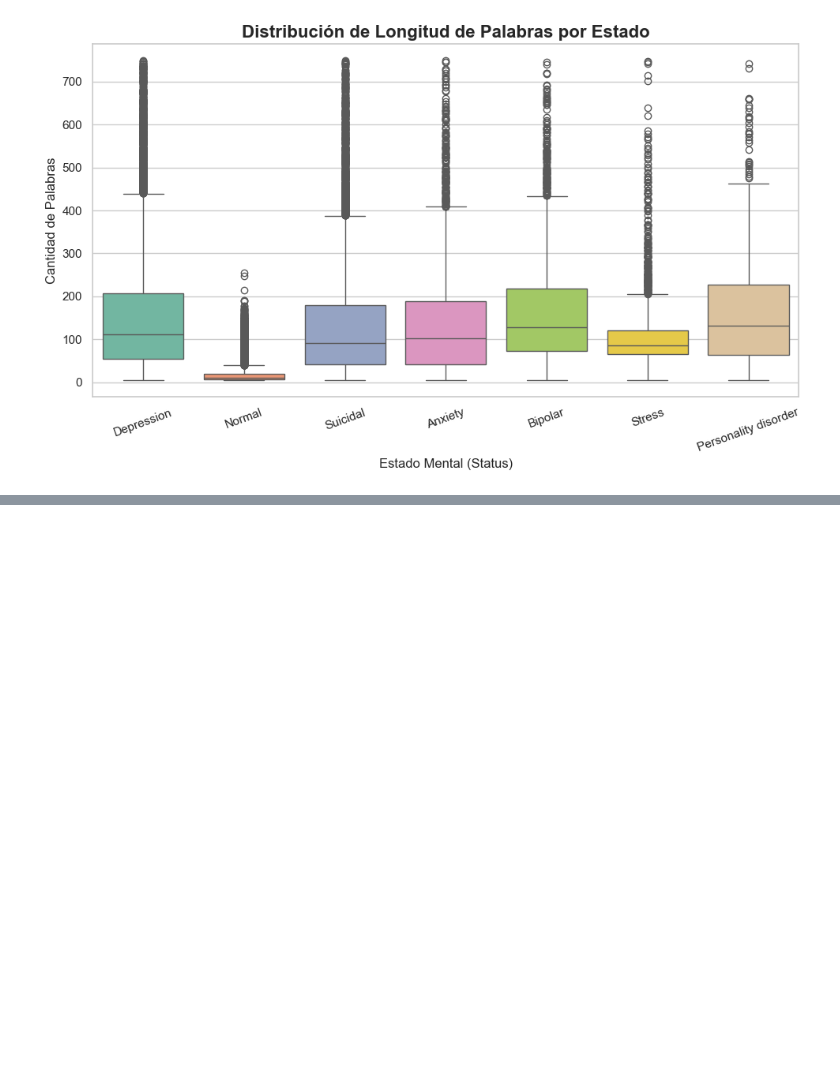
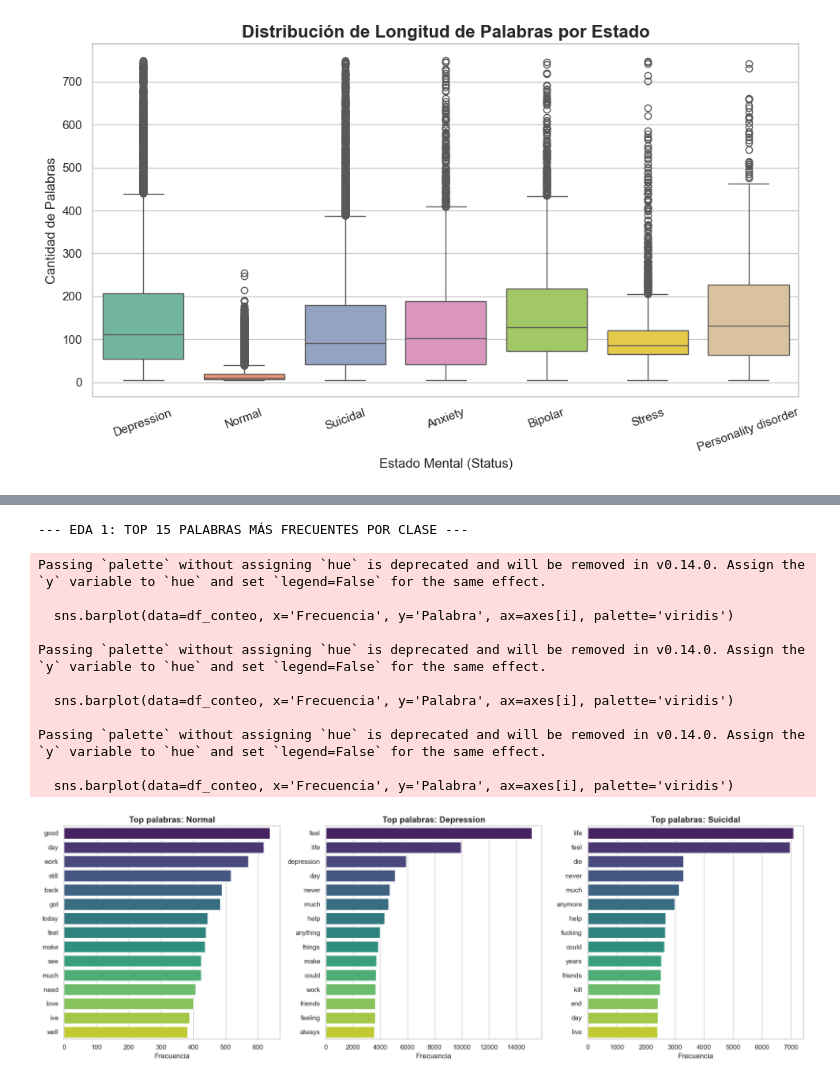
Before and after one commit to Nakamuros/1ACC0219-TP-TF-2026-01, a Jupyter notebook: TP_NLP.ipynb, the cells around one changed output, grey strips where cells are left out. Drawn from its saved outputs; the diff is of its cells as text; code cells hidden in the pictures; blank space fills up the shorter version.

```diff
--- a/TP_NLP.ipynb
+++ b/TP_NLP.ipynb
@@ -270,0 +311,37 @@ Passing `palette` without assigning `hue` is deprecated and will be removed in v
+# %%
+print("--- EDA 1: TOP 15 PALABRAS MÁS FRECUENTES POR CLASE ---")
+
+fig, axes = plt.subplots(1, 3, figsize=(18, 6))
+sns.set_theme(style="whitegrid")
+
+for i, clase in enumerate(clases_top3):
+    todas_palabras = []
+    for tokens in df_top3[df_top3['status'] == clase]['tokens']:
+        todas_palabras.extend(tokens)
+
+    # Contar las 15 más comunes
+    conteo = Counter(todas_palabras).most_common(15)
+    df_conteo = pd.DataFrame(conteo, columns=['Palabra', 'Frecuencia'])
+
+    # Graficar
+    sns.barplot(data=df_conteo, x='Frecuencia', y='Palabra', ax=axes[i], palette='viridis')
+    axes[i].set_title(f'Top palabras: {clase}', fontsize=14, fontweight='bold')
+    axes[i].set_xlabel('Frecuencia')
+    axes[i].set_ylabel('')
+
+plt.tight_layout()
+plt.show()
+# %% [output]
+--- EDA 1: TOP 15 PALABRAS MÁS FRECUENTES POR CLASE ---
+Passing `palette` without assigning `hue` is deprecated and will be removed in v0.14.0. Assign the `y` variable to `hue` and set `legend=False` for the same effect.
+
+  sns.barplot(data=df_conteo, x='Frecuencia', y='Palabra', ax=axes[i], palette='viridis')
+
+Passing `palette` without assigning `hue` is deprecated and will be removed in v0.14.0. Assign the `y` variable to `hue` and set `legend=False` for the same effect.
+
+  sns.barplot(data=df_conteo, x='Frecuencia', y='Palabra', ax=axes[i], palette='viridis')
+
+Passing `palette` without assigning `hue` is deprecated and will be removed in v0.14.0. Assign the `y` variable to `hue` and set `legend=False` for the same effect.
+
+  sns.barplot(data=df_conteo, x='Frecuencia', y='Palabra', ax=axes[i], palette='viridis')
+[figure, added]
```
Also changed, not shown: parts of 5 cells of this notebook, 1 other file.
